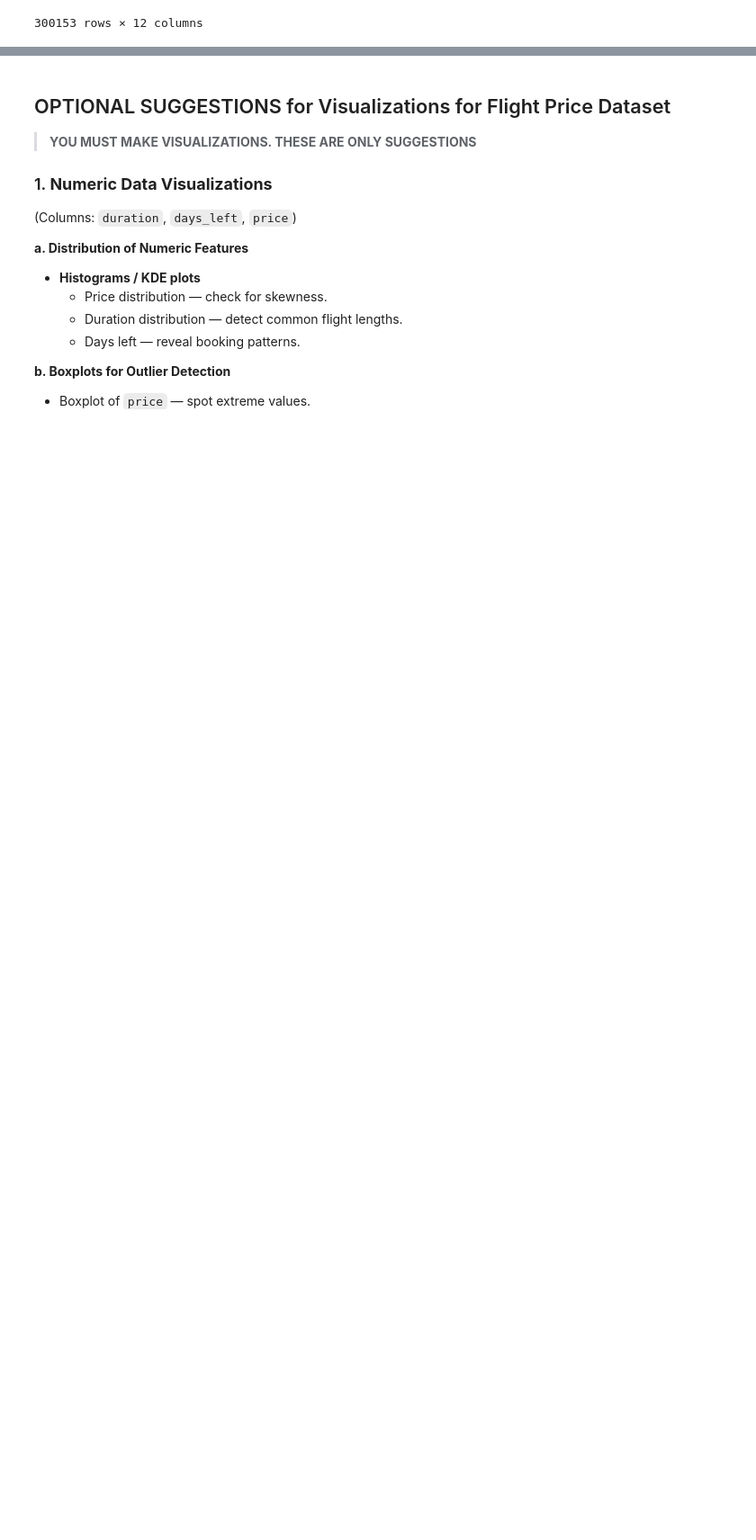
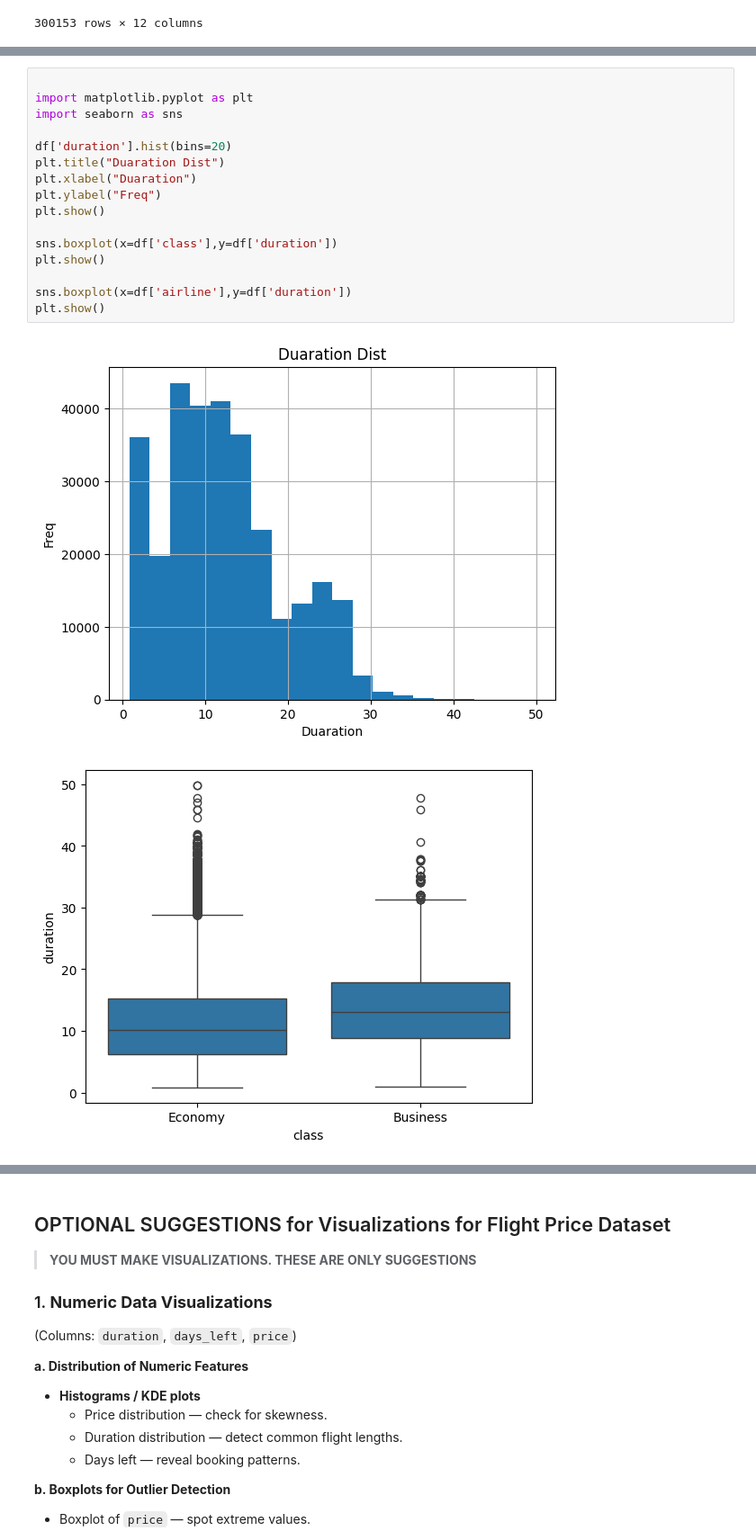
Before and after one commit to belalmohsen13/Machine_Learning, a Jupyter notebook: regression /Regression_Task.ipynb, the cells around one changed output, grey strips where cells are left out. Shown at 90% size. Drawn from its saved outputs; the diff is of its cells as text; blank space fills up the shorter version.

```diff
--- a/regression /Regression_Task.ipynb
+++ b/regression /Regression_Task.ipynb
@@ -294,0 +386,19 @@ df
+# %%
+
+import matplotlib.pyplot as plt
+import seaborn as sns
+
+df['duration'].hist(bins=20)
+plt.title("Duaration Dist")
+plt.xlabel("Duaration")
+plt.ylabel("Freq")
+plt.show()
+
+sns.boxplot(x=df['class'],y=df['duration'])
+plt.show()
+
+sns.boxplot(x=df['airline'],y=df['duration'])
+plt.show()
+# %% [output]
+[figure, added]
+[figure, added]
```
Also changed, not shown: parts of 49 cells of this notebook.
